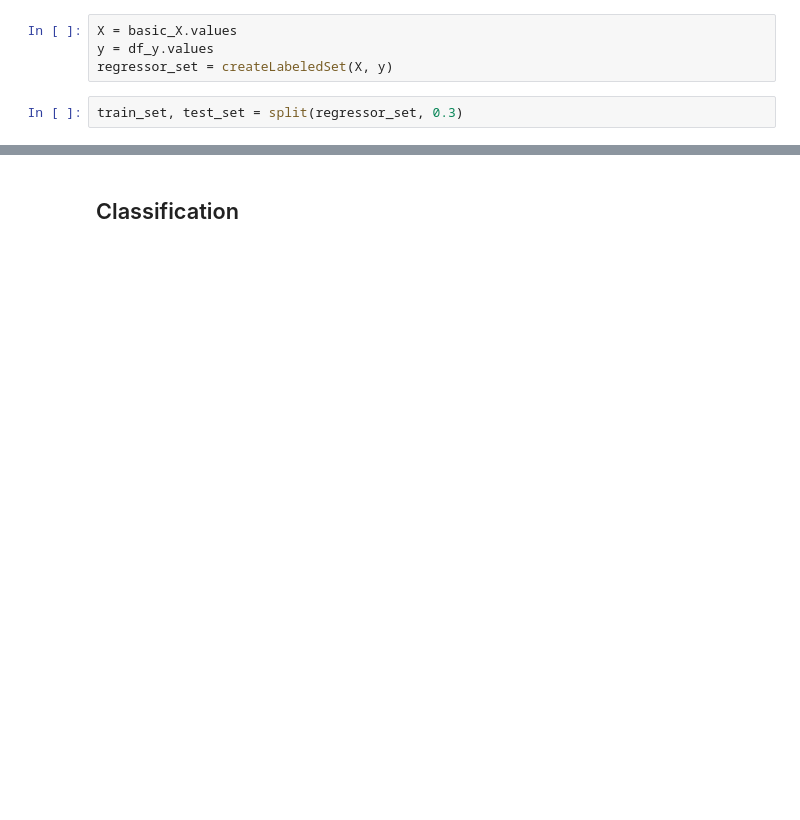
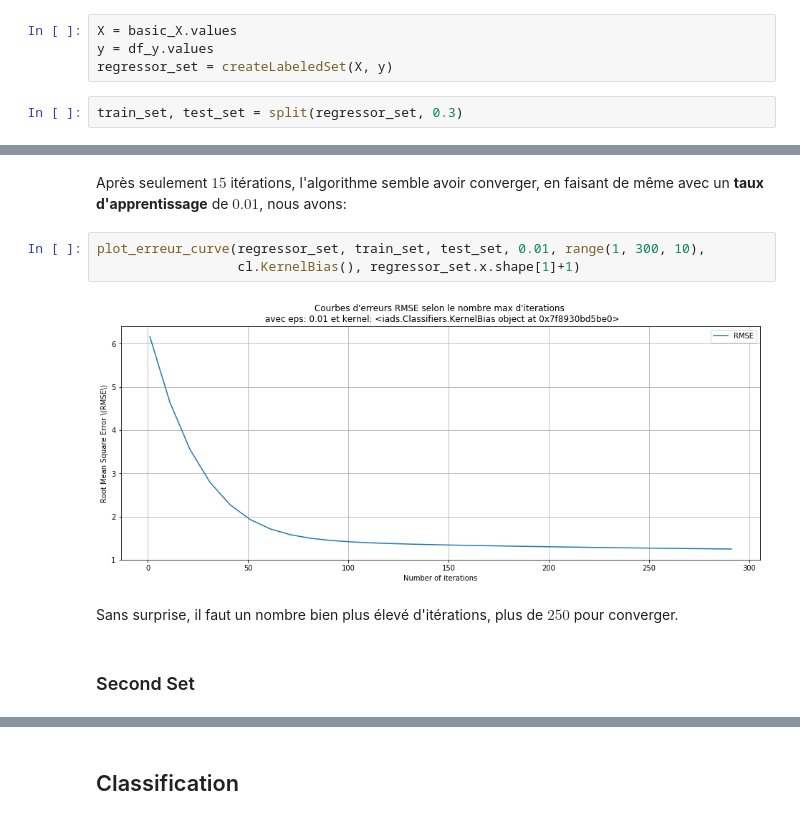
Before and after one commit to ATidiane/IMDb-Data-Analysis, a Jupyter notebook: consignes-Copy2.ipynb, the cells around one changed output, grey strips where cells are left out. Cells and saved outputs as stored; diff of their text form; blank space fills up the shorter version.

```diff
--- a/consignes-Copy2.ipynb
+++ b/consignes-Copy2.ipynb
@@ -619,0 +631,11 @@ plot_erreur_curve(regressor_set, train_set, test_set, 0.1, range(1, 20, 1),
+# %% [markdown]
+Après seulement $15$ itérations, l'algorithme semble avoir converger, en faisant de même avec un **taux d'apprentissage** de $0.01$, nous avons:
+# %%
+plot_erreur_curve(regressor_set, train_set, test_set, 0.01, range(1, 300, 10),
+                  cl.KernelBias(), regressor_set.x.shape[1]+1)
+# %% [output]
+[figure, added]
+# %% [markdown]
+Sans surprise, il faut un nombre bien plus élevé d'itérations, plus de $250$ pour converger.
+# %% [markdown]
+### Second Set
```
Also changed, not shown: parts of 18 cells of this notebook.
